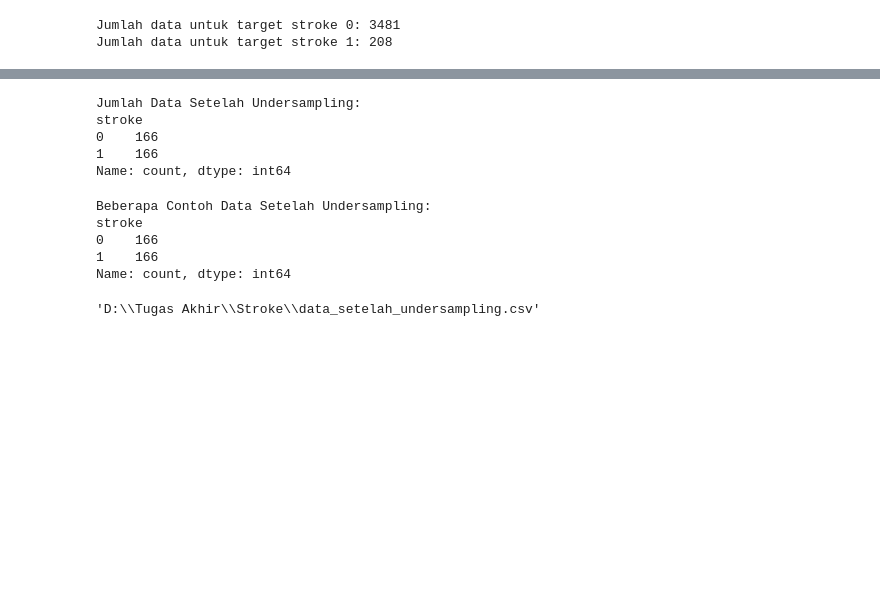
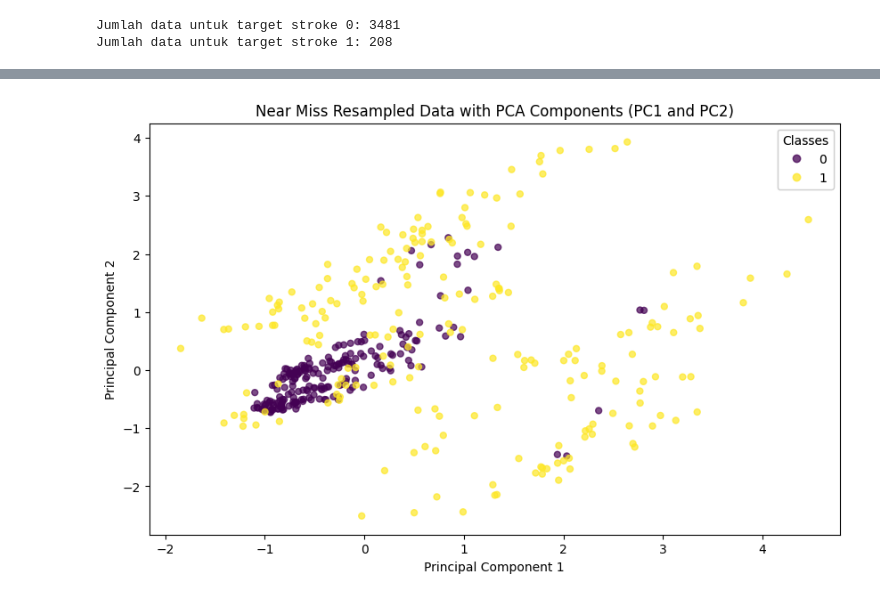
Before and after one commit to avillarafi45/TugasAkhirStrokePrediction, a Jupyter notebook: TugasAkhir.ipynb, the cells around one changed output, grey strips where cells are left out. Drawn from its saved outputs; the diff is of its cells as text; code cells hidden in the pictures; blank space fills up the shorter version.

```diff
--- a/TugasAkhir.ipynb
+++ b/TugasAkhir.ipynb
@@ -995,36 +988,41 @@ y = df_pca_result['stroke']  # Menggunakan stroke sebagai target karena kita ing
-# %%
-# Langkah 3: Terapkan Random UnderSampler pada kelas mayoritas
-undersampler = RandomUnderSampler(sampling_strategy='auto', random_state=42)
-X_resampled, y_resampled = undersampler.fit_resample(X, y)
-
-# Tampilkan hasil undersampling
-print("Jumlah Data Setelah Undersampling:")
-print(pd.Series(y_resampled).value_counts())
-# %% [output]
-Jumlah Data Setelah Undersampling:
-stroke
-0    166
-1    166
-Name: count, dtype: int64
-# %%
-# Tampilkan beberapa contoh data setelah undersampling
-undersampled_data = pd.concat([pd.DataFrame(X_resampled, columns=X.columns), pd.DataFrame(y_resampled, columns=['stroke'])], axis=1)
-print("\nBeberapa Contoh Data Setelah Undersampling:")
-print(undersampled_data['stroke'].value_counts())
-# %% [output]
-Beberapa Contoh Data Setelah Undersampling:
-stroke
-0    166
-1    166
-Name: count, dtype: int64
-# %%
-# Tentukan path untuk menyimpan file CSV hasil undersampling
-output_csv_path = 'data_setelah_undersampling.csv'
-# Simpan DataFrame ke file CSV
-undersampled_data.to_csv(output_csv_path, index=False, float_format='%.4f', decimal=',')
-
-# Pindahkan file CSV ke lokasi yang diinginkan (contoh: folder 'output')
-# Pindahkan file ke direktori yang diinginkan
-shutil.copy(output_csv_path, 'D:\Tugas Akhir\Stroke\data_setelah_undersampling.csv'.format(output_csv_path))
-# %% [output]
-'D:\\Tugas Akhir\\Stroke\\data_setelah_undersampling.csv'
+# %%
+from imblearn.under_sampling import NearMiss
+
+# Bagian 3: Near Miss
+# Pilih fitur hasil PCA (sesuaikan dengan jumlah komponen utama yang digunakan)
+X_pca = df_pca_result.drop(['stroke', 'Cluster'], axis=1).values  # Hapus kolom 'Cluster'
+y = df_pca_result['stroke'].values
+cluster_labels = df_pca_result['Cluster'].values  # Simpan label kluster sebelum dihapus
+
+# Inisialisasi model Near Miss
+nm = NearMiss(sampling_strategy='auto', n_neighbors=3, version=2)
+
+# Resample data menggunakan Near Miss
+X_resampled, y_resampled = nm.fit_resample(X_pca, y)
+
+# Buat DataFrame baru dari data yang sudah di-resample
+df_resampled = pd.DataFrame(data=X_resampled, columns=[f"PC{i+1}" for i in range(X_resampled.shape[1])])
+df_resampled['stroke'] = y_resampled
+
+# Tambahkan kembali kolom 'Cluster'
+df_resampled['Cluster'] = cluster_labels[:len(df_resampled)]
+
+# Menyimpan hasil Near Miss Resampling ke file CSV
+result_csv_path_resampled = 'D:/Tugas Akhir/Stroke/data_hasil_nearmiss.csv'
+df_resampled.to_csv(result_csv_path_resampled, index=False)
+
+# Visualisasi data setelah resampling
+plt.figure(figsize=(10, 6))
+scatter_resampled = plt.scatter(df_resampled['PC1'], df_resampled['PC2'], c=df_resampled['stroke'], cmap='viridis', marker='o', s=25, alpha=0.7)
+
+# Tambahkan legenda untuk kelas
+legend_resampled = plt.legend(*scatter_resampled.legend_elements(), title="Classes")
+plt.gca().add_artist(legend_resampled)
+
+# Tambahkan label dan judul
+plt.title('Near Miss Resampled Data with PCA Components (PC1 and PC2)')
+plt.xlabel('Principal Component 1')
+plt.ylabel('Principal Component 2')
+plt.show()
+# %% [output]
+[figure, added]
```
Also changed, not shown: parts of 12 cells of this notebook, 5 other files.
